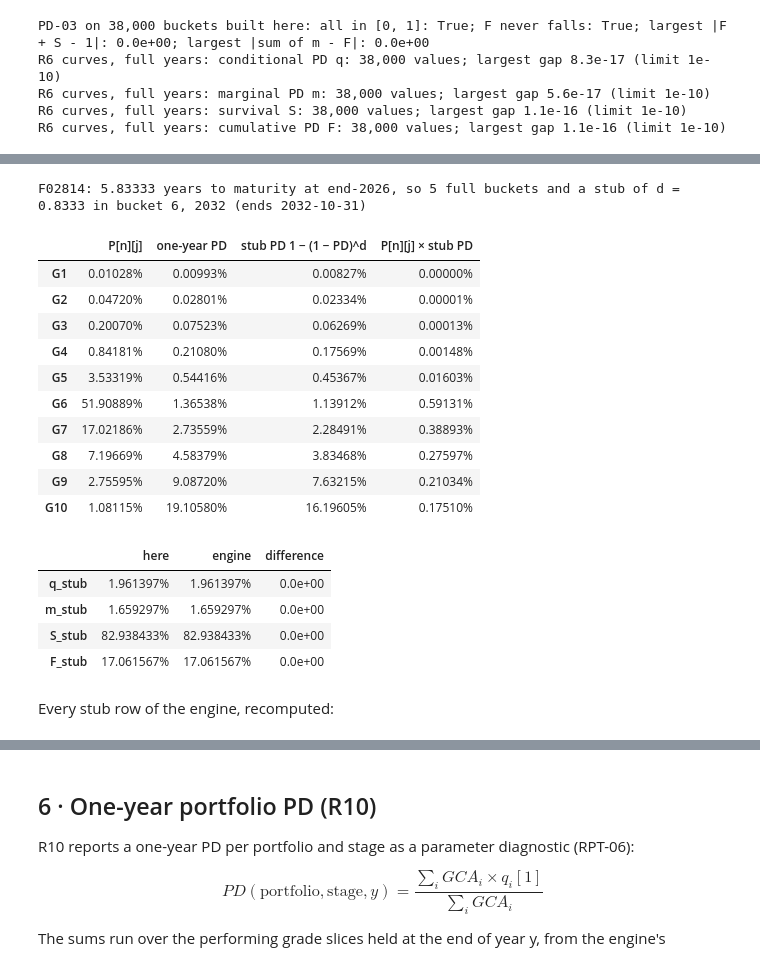
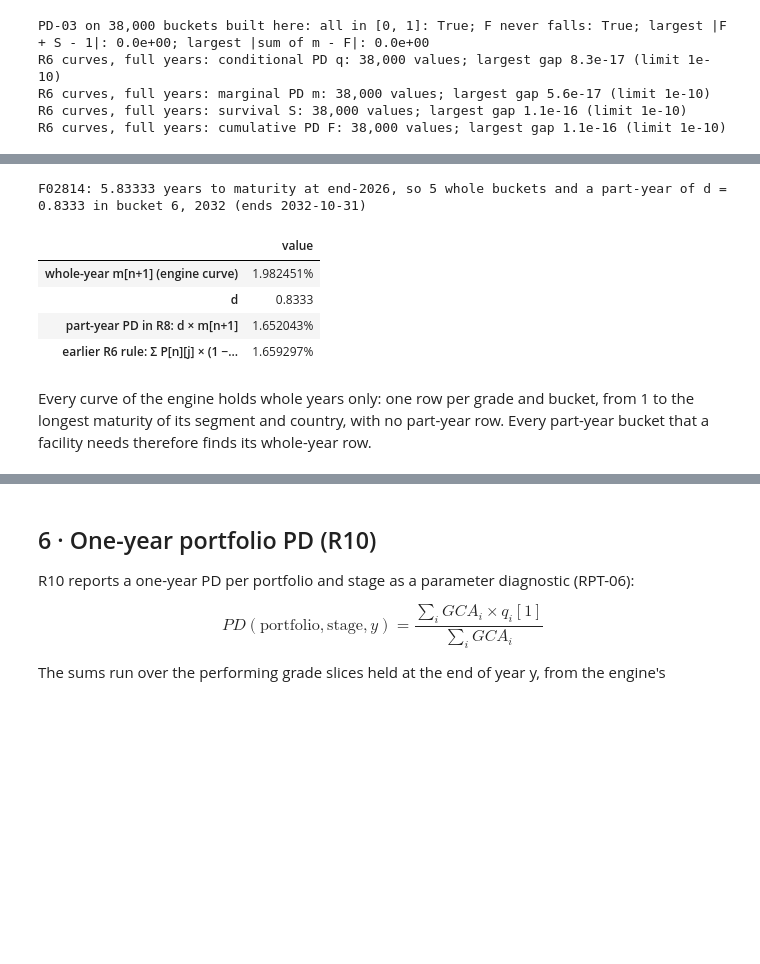
Before and after one commit to at621/stresstest_simulation, a Jupyter notebook: notebooks/02_annual_pd_calculation.ipynb, the cells around one changed output, grey strips where cells are left out. Drawn from its saved outputs; the diff is of its cells as text; code cells hidden in the pictures; blank space fills up the shorter version.

```diff
--- a/notebooks/02_annual_pd_calculation.ipynb
+++ b/notebooks/02_annual_pd_calculation.ipynb
@@ -620,59 +618,43 @@ The engine computes stub rows only for the bucket and fraction pairs that the fa
 # %%
 facilities = pd.read_parquet(INPUT_DIR / "facilities.parquet")
 obligors = pd.read_parquet(INPUT_DIR / "obligors.parquet")
 book = facilities[["facility_id", "obligor_id", "portfolio", "segment"]].merge(
     obligors[["obligor_id", "country"]], on="obligor_id")  # a facility's country is its obligor's
 
-stubs_engine = curves_engine[curves_engine["fraction"] < 1.0]
-worked_stubs = stubs_engine[(stubs_engine["segment"] == SEGMENT) & (stubs_engine["country"] == COUNTRY)
-                    & (stubs_engine["scenario"] == SCENARIO)
-                    & (stubs_engine["valuation_year"] == VALUATION)
-                    & (stubs_engine["cohort"] == GRADE)].sort_values(["default_bucket", "fraction"])
-if worked_stubs.empty:
-    print(f"no stub bucket for {SEGMENT} {COUNTRY} at end-{VALUATION}")
+schedule = engine("cf_schedule")
+in_group = book.loc[(book["segment"] == SEGMENT) & (book["country"] == COUNTRY), "facility_id"]
+parts_here = schedule[schedule["facility_id"].isin(in_group) & (schedule["valuation_year"] == VALUATION)
+                      & (schedule["fraction"] < 1.0)].sort_values(["period", "fraction", "facility_id"])
+if parts_here.empty:
+    print(f"no part-year bucket for {SEGMENT} {COUNTRY} at end-{VALUATION}")
 else:
-    stub = worked_stubs.iloc[0]
-    bucket, d = int(stub["default_bucket"]), float(stub["fraction"])
+    holder = parts_here.iloc[0]
+    bucket, d = int(holder["period"]), float(holder["fraction"])
     whole = bucket - 1
-    schedule = engine("cf_schedule")
-    in_group = book.loc[(book["segment"] == SEGMENT) & (book["country"] == COUNTRY), "facility_id"]
-    holder = schedule[schedule["facility_id"].isin(in_group) & (schedule["valuation_year"] == VALUATION)
-                      & (schedule["period"] == bucket) & np.isclose(schedule["fraction"], d)].iloc[0]
+    row = curves_engine[(curves_engine["segment"] == SEGMENT) & (curves_engine["country"] == COUNTRY)
+                        & (curves_engine["scenario"] == SCENARIO)
+                        & (curves_engine["valuation_year"] == VALUATION)
+                        & (curves_engine["cohort"] == GRADE) & (curves_engine["default_bucket"] == bucket)]
+    m_year = float(row["m"].iloc[0])
     print(f"{holder['facility_id']}: {holder['remaining_maturity']:g} years to maturity at end-{VALUATION}, "
-          f"so {whole} full buckets and a stub of d = {d:.4f} in bucket {bucket}, "
-          f"{stub['bucket_year']} (ends {holder['period_end']})")
+          f"so {whole} whole buckets and a part-year of d = {d:.4f} in bucket {bucket}, "
+          f"{holder['bucket_year']} (ends {holder['period_end']})")
     P = DIST[(SEGMENT, COUNTRY, SCENARIO, VALUATION)]
     g = rank[GRADE]
     year_pd = PIT[(SEGMENT, COUNTRY, SCENARIO, VALUATION + bucket)][:n, -1]
-    stub_table = pd.DataFrame({"P[n][j]": P[whole, g, :n], "one-year PD": year_pd,
-                               "stub PD 1 − (1 − PD)^d": 1 - (1 - year_pd) ** d}, index=grades)
-    stub_table["P[n][j] × stub PD"] = stub_table["P[n][j]"] * stub_table["stub PD 1 − (1 − PD)^d"]
-    display(stub_table.style.format("{:.5%}"))
-    f_n = P[whole, g, -1]
-    m_stub = stub_table["P[n][j] × stub PD"].sum()
-    result = pd.DataFrame({"here": [m_stub / (1 - f_n), m_stub, 1 - f_n - m_stub, f_n + m_stub],
-                           "engine": [stub["q"], stub["m"], stub["s"], stub["f"]]},
-                          index=["q_stub", "m_stub", "S_stub", "F_stub"])
-    result["difference"] = result["engine"] - result["here"]
-    display(result.style.format("{:.6%}", subset=["here", "engine"]).format("{:.1e}", subset=["difference"]))
+    hazard = float((P[whole, g, :n] * (1 - (1 - year_pd) ** d)).sum())
+    display(pd.DataFrame({
+        "value": [m_year, d, d * m_year, hazard],
+    }, index=["whole-year m[n+1] (engine curve)", "d", "part-year PD in R8: d × m[n+1]",
+              "earlier R6 rule: Σ P[n][j] × (1 − (1 − PD_j)^d)"]).style.format("{:.6%}").format(
+        "{:.4f}", subset=pd.IndexSlice[["d"], :]))
 # %% [output]
-F02814: 5.83333 years to maturity at end-2026, so 5 full buckets and a stub of d = 0.8333 in bucket 6, 2032 (ends 2032-10-31)
+F02814: 5.83333 years to maturity at end-2026, so 5 whole buckets and a part-year of d = 0.8333 in bucket 6, 2032 (ends 2032-10-31)
-|  | P[n][j] | one-year PD | stub PD 1 − (1 − PD)^d | P[n][j] × stub PD |
-| G1 | 0.01028% | 0.00993% | 0.00827% | 0.00000% |
-| G2 | 0.04720% | 0.02801% | 0.02334% | 0.00001% |
-| G3 | 0.20070% | 0.07523% | 0.06269% | 0.00013% |
-| G4 | 0.84181% | 0.21080% | 0.17569% | 0.00148% |
-| G5 | 3.53319% | 0.54416% | 0.45367% | 0.01603% |
-| G6 | 51.90889% | 1.36538% | 1.13912% | 0.59131% |
-| G7 | 17.02186% | 2.73559% | 2.28491% | 0.38893% |
-| G8 | 7.19669% | 4.58379% | 3.83468% | 0.27597% |
-| G9 | 2.75595% | 9.08720% | 7.63215% | 0.21034% |
-| G10 | 1.08115% | 19.10580% | 16.19605% | 0.17510% |
+|  | value |
+| whole-year m[n+1] (engine curve) | 1.982451% |
+| d | 0.8333 |
+| part-year PD in R8: d × m[n+1] | 1.652043% |
+| earlier R6 rule: Σ P[n][j] × (1 −... | 1.659297% |
-|  | here | engine | difference |
-| q_stub | 1.961397% | 1.961397% | 0.0e+00 |
-| m_stub | 1.659297% | 1.659297% | 0.0e+00 |
-| S_stub | 82.938433% | 82.938433% | 0.0e+00 |
-| F_stub | 17.061567% | 17.061567% | 0.0e+00 |
 # %% [markdown]
-Every stub row of the engine, recomputed:
+Every curve of the engine holds whole years only: one row per grade and bucket, from 1 to the longest maturity of its segment and country, with no part-year row. Every part-year bucket that a facility needs therefore finds its whole-year row.
 # %%
```
Also changed, not shown: parts of 7 cells of this notebook, 15 other files.
